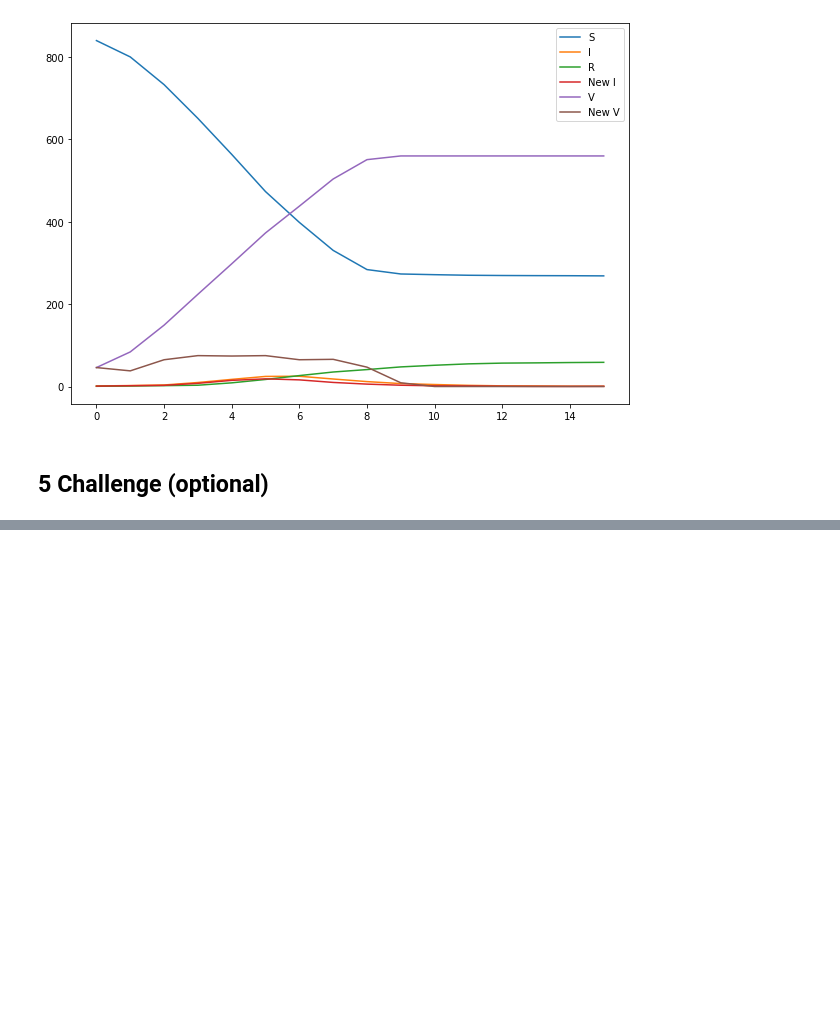
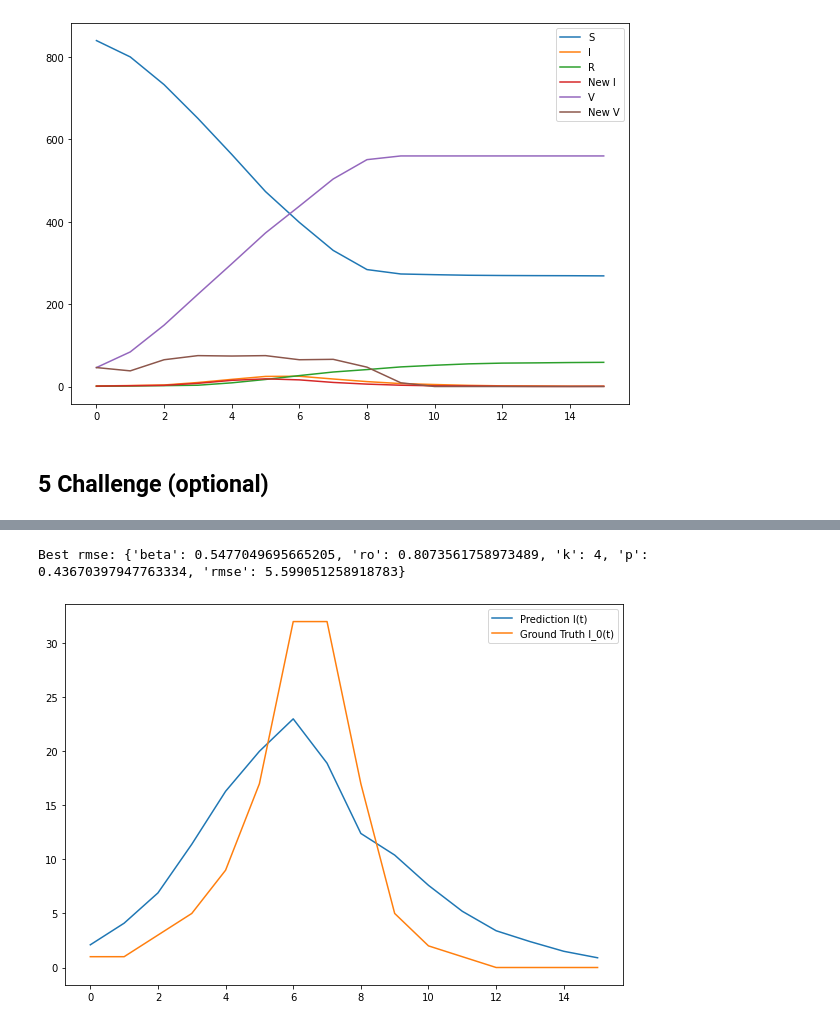
Before and after one commit to RoboTuan/Network-Dynamics-and-Learning, a Jupyter notebook: Homeworks/Hw3/HMW3.ipynb, the cells around one changed output, grey strips where cells are left out. Drawn from its saved outputs; the diff is of its cells as text; code cells hidden in the pictures; blank space fills up the shorter version.

```diff
--- a/Homeworks/Hw3/HMW3.ipynb
+++ b/Homeworks/Hw3/HMW3.ipynb
@@ -661,0 +931,22 @@ d
+# %%
+np.random.seed(0)
+delta_beta_set = [0.2, 0.1, 0.05, 0.025]
+delta_ro_set = [0.2, 0.1, 0.05, 0.025]
+delta_p_set = [0.2, 0.1, 0.05, 0.025]
+delta_k_set = [3, 2, 1, 1]
+vacc_t = [5, 9, 16, 24, 32, 40, 47, 54, 59, 60, 60, 60, 60, 60, 60, 60]
+infected_ground_truth = [1, 1, 3, 5, 9, 17, 32, 32, 17, 5, 2, 1, 0, 0, 0, 0]
+n_nodes = 934
+n_weeks = len(vacc_t)
+n_iterations = 10
+n_searches = 27
+k0 = 8
+beta0 = 0.2
+ro0 = 0.5
+p0 = 0.5
+temperature = 5
+alpha = 0.95
+graph_type = "small_world_binomial"
+
+MH = meta_heuristics(graph_type, k0, beta0, ro0, p0, delta_k_set, delta_beta_set, delta_ro_set, delta_p_set, n_searches, n_nodes, n_weeks, n_iterations, vacc_t, infected_ground_truth, temperature, alpha)
+best_res, best_infected_nodes, best_susceptible_nodes, best_recovered_nodes, best_new_infected_nodes, best_vacc_perc, best_weekly_vacc_perc = MH.algorithm()
@@ -661,0 +971,11 @@ d
+# %%
+print(f"Best rmse: {best_res}")
+fig, ax = plt.subplots(figsize=(10,7))
+ax.plot(best_infected_nodes, label='Prediction I(t)')
+ax.plot(infected_ground_truth, label='Ground Truth I_0(t)')
+ax.legend(loc='best')
+plt.savefig('small_small_world_binomial.png')
+plt.show()
+# %% [output]
+Best rmse: {'beta': 0.5477049695665205, 'ro': 0.8073561758973489, 'k': 4, 'p': 0.43670397947763334, 'rmse': 5.599051258918783}
+[figure, added]
```
Also changed, not shown: parts of 23 cells of this notebook, 8 other files.
